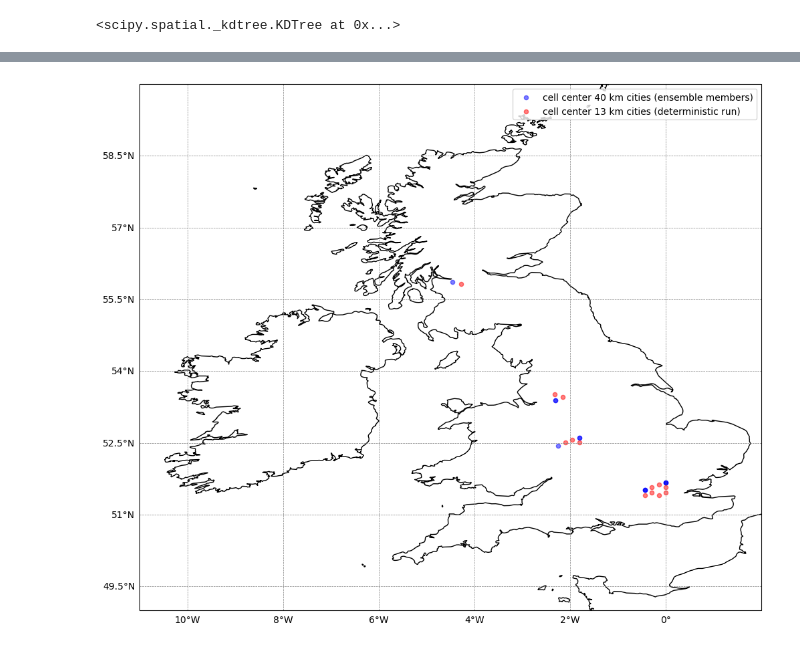
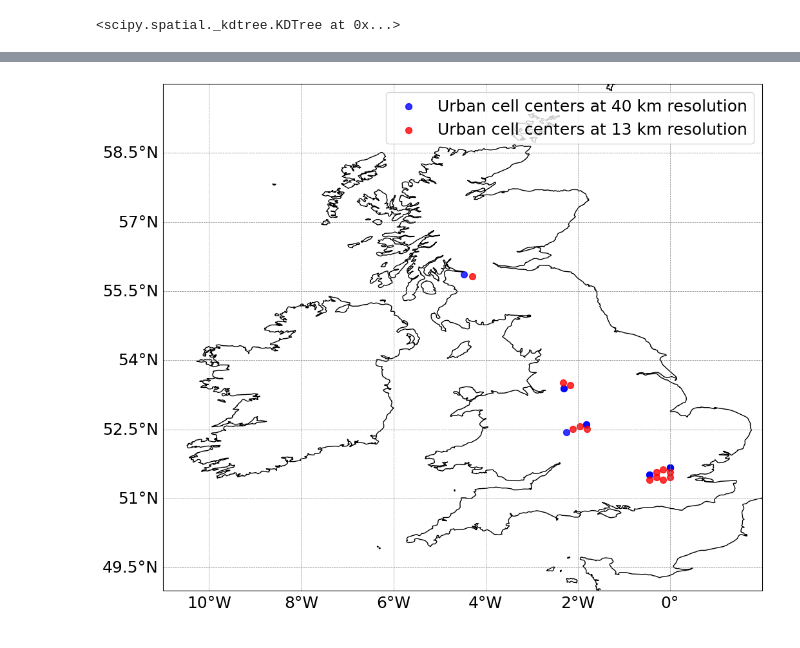
Before and after one commit to maymeret/master_thesis, a Jupyter notebook: k-d_tree_ens_det.ipynb, the cells around one changed output, grey strips where cells are left out. Drawn from its saved outputs; the diff is of its cells as text; code cells hidden in the pictures.

```diff
--- a/k-d_tree_ens_det.ipynb
+++ b/k-d_tree_ens_det.ipynb
@@ -54,23 +56,24 @@ ds_ens_cities = ds_ens.isel(cell=indices_cities_ens)
 # %%
 #check visually if it worked :)
 
 cx = np.degrees(np.asarray(ds_ens2["clon"]))
 cy = np.degrees(np.asarray(ds_ens2["clat"]))
 
 cx_det = np.degrees(np.asarray(ds_det["clon"]))
 cy_det = np.degrees(np.asarray(ds_det["clat"]))
 
 fig = plt.figure(figsize=(12,12))
 ax = plt.axes(projection=ccrs.PlateCarree())
-ax.scatter(cx, cy, s=20, c='blue', alpha=0.5, transform=ccrs.PlateCarree(), label = 'cell center 40 km cities (ensemble members)')
-ax.scatter(cx_det, cy_det, s=20, c='red', alpha=0.5, transform=ccrs.PlateCarree(), label ='cell center 13 km cities (deterministic run)')
+ax.scatter(cx, cy, s=50, c='blue', alpha=0.8, transform=ccrs.PlateCarree(), label = 'Urban cell centers at 40 km resolution')
+ax.scatter(cx_det, cy_det, s=50, c='red', alpha=0.8, transform=ccrs.PlateCarree(), label ='Urban cell centers at 13 km resolution')
 ax.coastlines()
 ax.set_extent([-11, 2, 49, 60], crs=ccrs.PlateCarree())
-ax.legend()
+ax.legend(fontsize=18)
 
 gl = ax.gridlines(crs=ccrs.PlateCarree(), draw_labels=True, linestyle='--', linewidth=0.5, color='gray')
 gl.xlabels_top = gl.ylabels_right = False
+gl.xlabel_style, gl.ylabel_style = {'fontsize': 18}, {'fontsize': 18}
 
-#plt.savefig('./plots/vgl_ens_det.jpeg', dpi=300)
+plt.savefig('../plots_2024/vgl_ens_det.jpeg', dpi=300)
 # %% [output]
-[figure, old version]
+[figure, new version]
```
Also changed, not shown: parts of 3 cells of this notebook, 5 other files.
